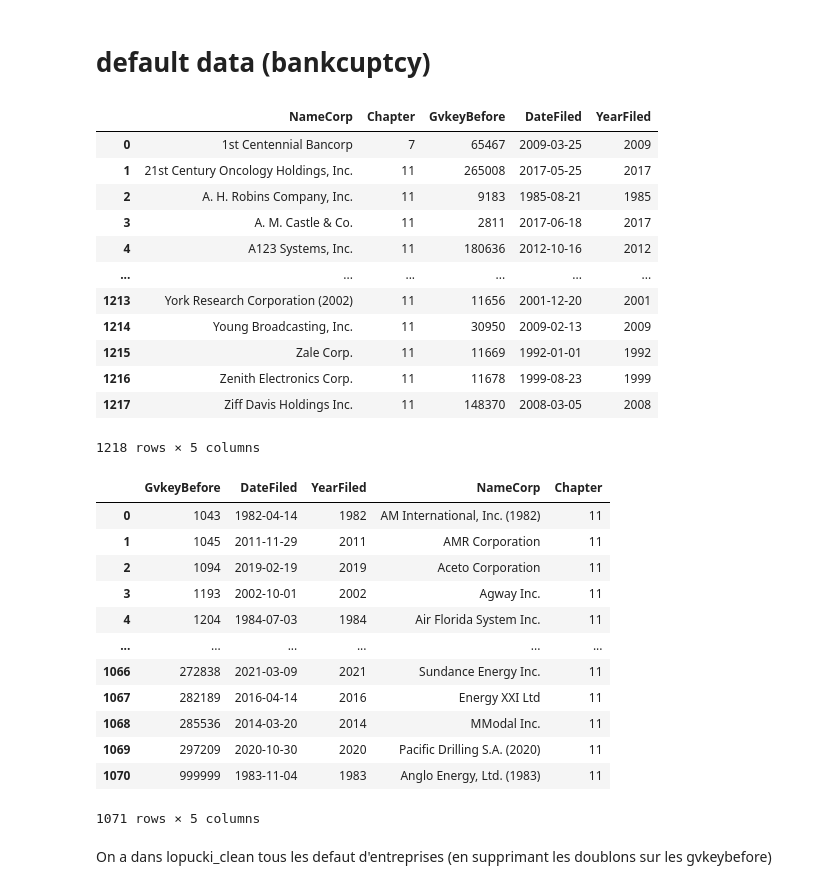
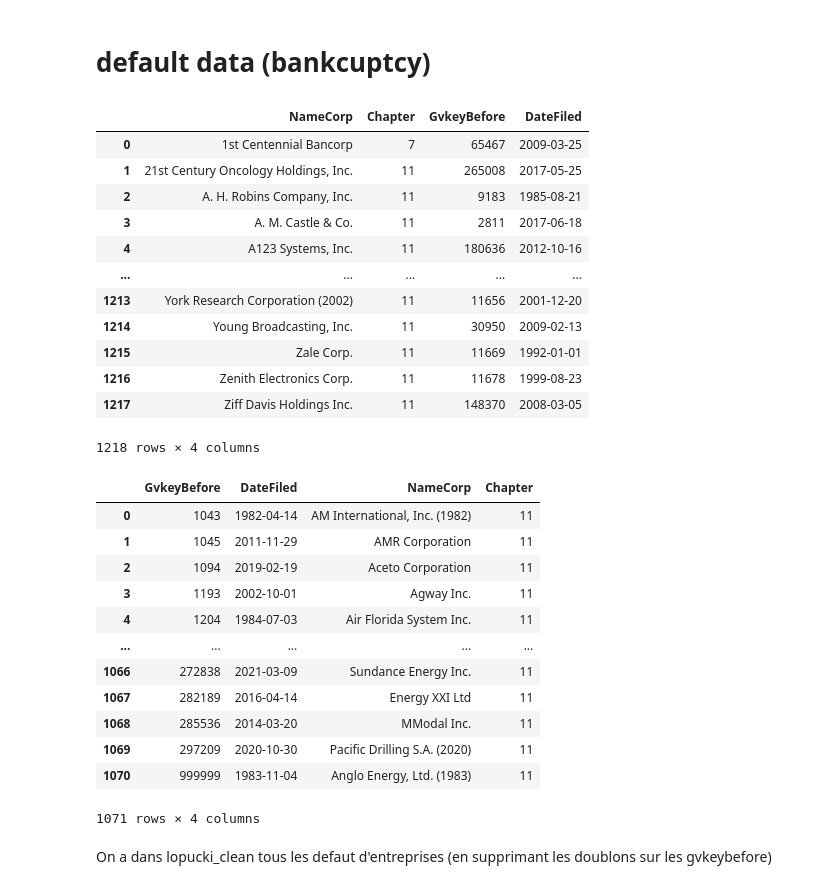
Before and after one commit to Tom-Dvk/scoring_project, a Jupyter notebook: R&D_hugo/research.ipynb, the cells around one changed output. Cells and saved outputs as stored; diff of their text form; code cells hidden in the pictures.

```diff
--- a/R&D_hugo/research.ipynb
+++ b/R&D_hugo/research.ipynb
@@ -154,28 +138,29 @@ See the caveats in the documentation: https://pandas.pydata.org/pandas-docs/stab
 # %%
 lopucki = (
     pd.read_excel('/Users/hugorameil/Documents/GitHub/scoring_project/default_data/Bankruptcy - LoPucki/Florida-UCLA-LoPucki Bankruptcy Research Database 1-12-2023.xlsx')
     .assign(GvkeyBefore=lambda x: x['GvkeyBefore'].astype(str),
             DateFiled = lambda x: pd.to_datetime(x['DateFiled']),
-            YearFiled = lambda x: x['DateFiled'].dt.year)
+            #YearFiled = lambda x: x['DateFiled'].dt.year)
+    )
     #.groupby('GvkeyBefore')
     #.filter(lambda x: len(x) > 1)
-    .filter(['NameCorp', 'Chapter', 'GvkeyBefore', 'DateFiled', 'YearFiled'])
+    .filter(['NameCorp', 'Chapter', 'GvkeyBefore', 'DateFiled'])
 )
 lopucki
 # %% [output]
-|  | NameCorp | Chapter | GvkeyBefore | DateFiled | YearFiled |
-| 0 | 1st Centennial Bancorp | 7 | 65467 | 2009-03-25 | 2009 |
-| 1 | 21st Century Oncology Holdings, Inc. | 11 | 265008 | 2017-05-25 | 2017 |
-| 2 | A. H. Robins Company, Inc. | 11 | 9183 | 1985-08-21 | 1985 |
-| 3 | A. M. Castle & Co. | 11 | 2811 | 2017-06-18 | 2017 |
-| 4 | A123 Systems, Inc. | 11 | 180636 | 2012-10-16 | 2012 |
-| ... | ... | ... | ... | ... | ... |
-| 1213 | York Research Corporation (2002) | 11 | 11656 | 2001-12-20 | 2001 |
-| 1214 | Young Broadcasting, Inc. | 11 | 30950 | 2009-02-13 | 2009 |
-| 1215 | Zale Corp. | 11 | 11669 | 1992-01-01 | 1992 |
-| 1216 | Zenith Electronics Corp. | 11 | 11678 | 1999-08-23 | 1999 |
-| 1217 | Ziff Davis Holdings Inc. | 11 | 148370 | 2008-03-05 | 2008 |
+|  | NameCorp | Chapter | GvkeyBefore | DateFiled |
+| 0 | 1st Centennial Bancorp | 7 | 65467 | 2009-03-25 |
+| 1 | 21st Century Oncology Holdings, Inc. | 11 | 265008 | 2017-05-25 |
+| 2 | A. H. Robins Company, Inc. | 11 | 9183 | 1985-08-21 |
+| 3 | A. M. Castle & Co. | 11 | 2811 | 2017-06-18 |
+| 4 | A123 Systems, Inc. | 11 | 180636 | 2012-10-16 |
+| ... | ... | ... | ... | ... |
+| 1213 | York Research Corporation (2002) | 11 | 11656 | 2001-12-20 |
+| 1214 | Young Broadcasting, Inc. | 11 | 30950 | 2009-02-13 |
+| 1215 | Zale Corp. | 11 | 11669 | 1992-01-01 |
+| 1216 | Zenith Electronics Corp. | 11 | 11678 | 1999-08-23 |
+| 1217 | Ziff Davis Holdings Inc. | 11 | 148370 | 2008-03-05 |
-1218 rows × 5 columns
+1218 rows × 4 columns
 # %%
 lopucki_clean = (
     lopucki
@@ -187,26 +172,25 @@ lopucki_clean = (
     .groupby('GvkeyBefore', as_index=False)
     .agg(
         DateFiled=('DateFiled', 'min'),
-        YearFiled=('YearFiled', 'min'),
         NameCorp=('NameCorp', 'first'),
         Chapter=('Chapter', 'first')
     )
 )
 lopucki_clean
 # %% [output]
-|  | GvkeyBefore | DateFiled | YearFiled | NameCorp | Chapter |
-| 0 | 1043 | 1982-04-14 | 1982 | AM International, Inc. (1982) | 11 |
-| 1 | 1045 | 2011-11-29 | 2011 | AMR Corporation | 11 |
-| 2 | 1094 | 2019-02-19 | 2019 | Aceto Corporation | 11 |
-| 3 | 1193 | 2002-10-01 | 2002 | Agway Inc. | 11 |
-| 4 | 1204 | 1984-07-03 | 1984 | Air Florida System Inc. | 11 |
-| ... | ... | ... | ... | ... | ... |
-| 1066 | 272838 | 2021-03-09 | 2021 | Sundance Energy Inc. | 11 |
-| 1067 | 282189 | 2016-04-14 | 2016 | Energy XXI Ltd | 11 |
-| 1068 | 285536 | 2014-03-20 | 2014 | MModal Inc. | 11 |
-| 1069 | 297209 | 2020-10-30 | 2020 | Pacific Drilling S.A. (2020) | 11 |
-| 1070 | 999999 | 1983-11-04 | 1983 | Anglo Energy, Ltd. (1983) | 11 |
+|  | GvkeyBefore | DateFiled | NameCorp | Chapter |
+| 0 | 1043 | 1982-04-14 | AM International, Inc. (1982) | 11 |
+| 1 | 1045 | 2011-11-29 | AMR Corporation | 11 |
+| 2 | 1094 | 2019-02-19 | Aceto Corporation | 11 |
+| 3 | 1193 | 2002-10-01 | Agway Inc. | 11 |
+| 4 | 1204 | 1984-07-03 | Air Florida System Inc. | 11 |
+| ... | ... | ... | ... | ... |
+| 1066 | 272838 | 2021-03-09 | Sundance Energy Inc. | 11 |
+| 1067 | 282189 | 2016-04-14 | Energy XXI Ltd | 11 |
+| 1068 | 285536 | 2014-03-20 | MModal Inc. | 11 |
+| 1069 | 297209 | 2020-10-30 | Pacific Drilling S.A. (2020) | 11 |
+| 1070 | 999999 | 1983-11-04 | Anglo Energy, Ltd. (1983) | 11 |
-1071 rows × 5 columns
+1071 rows × 4 columns
 # %% [markdown]
 On a dans lopucki_clean tous les defaut d'entreprises (en supprimant les doublons sur les gvkeybefore)
 # %% [markdown]
```
Also changed, not shown: parts of 9 cells of this notebook.
